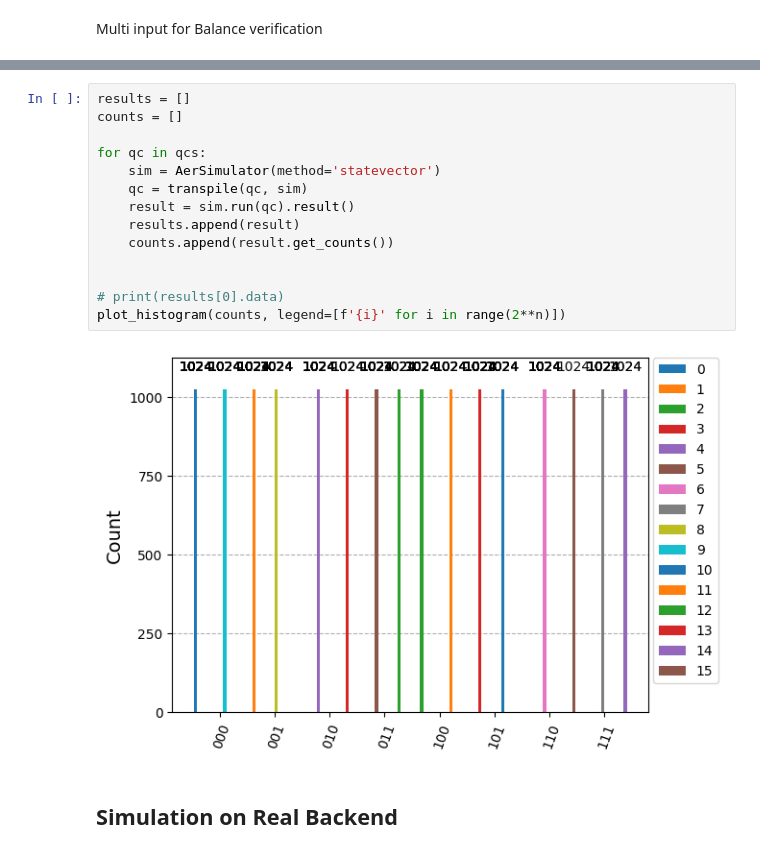
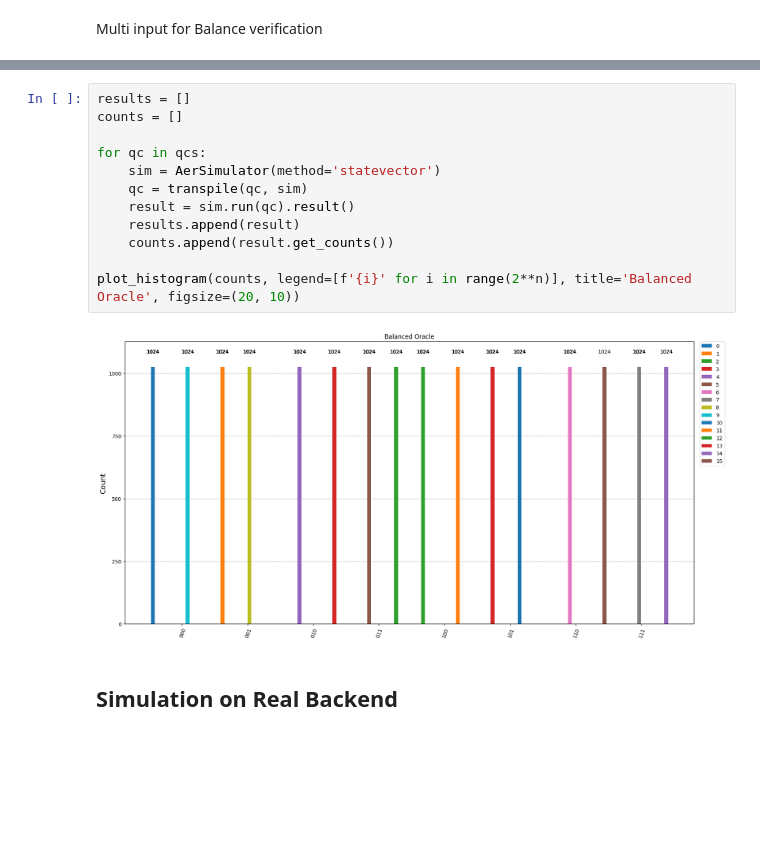
Before and after one commit to Yedi278/Quantum-Simulations, a Jupyter notebook: lezioni/lesione_3/lezione_3.ipynb, the cells around one changed output, grey strips where cells are left out. Cells and saved outputs as stored; diff of their text form; blank space fills up the shorter version.

```diff
--- a/lezioni/lesione_3/lezione_3.ipynb
+++ b/lezioni/lesione_3/lezione_3.ipynb
@@ -287,19 +287,17 @@ qcs[0].draw(output='mpl')
 # %%
 results = []
 counts = []
 
 for qc in qcs:
     sim = AerSimulator(method='statevector')
     qc = transpile(qc, sim)
     result = sim.run(qc).result()
     results.append(result)
     counts.append(result.get_counts())
 
-
-# print(results[0].data)
-plot_histogram(counts, legend=[f'{i}' for i in range(2**n)])
+plot_histogram(counts, legend=[f'{i}' for i in range(2**n)], title='Balanced Oracle', figsize=(20, 10))
 # %% [output]
-[figure, old version]
+[figure, new version]
 # %% [markdown]
 ## Simulation on Real Backend
 # %%
```
Also changed, not shown: parts of 11 cells of this notebook.
